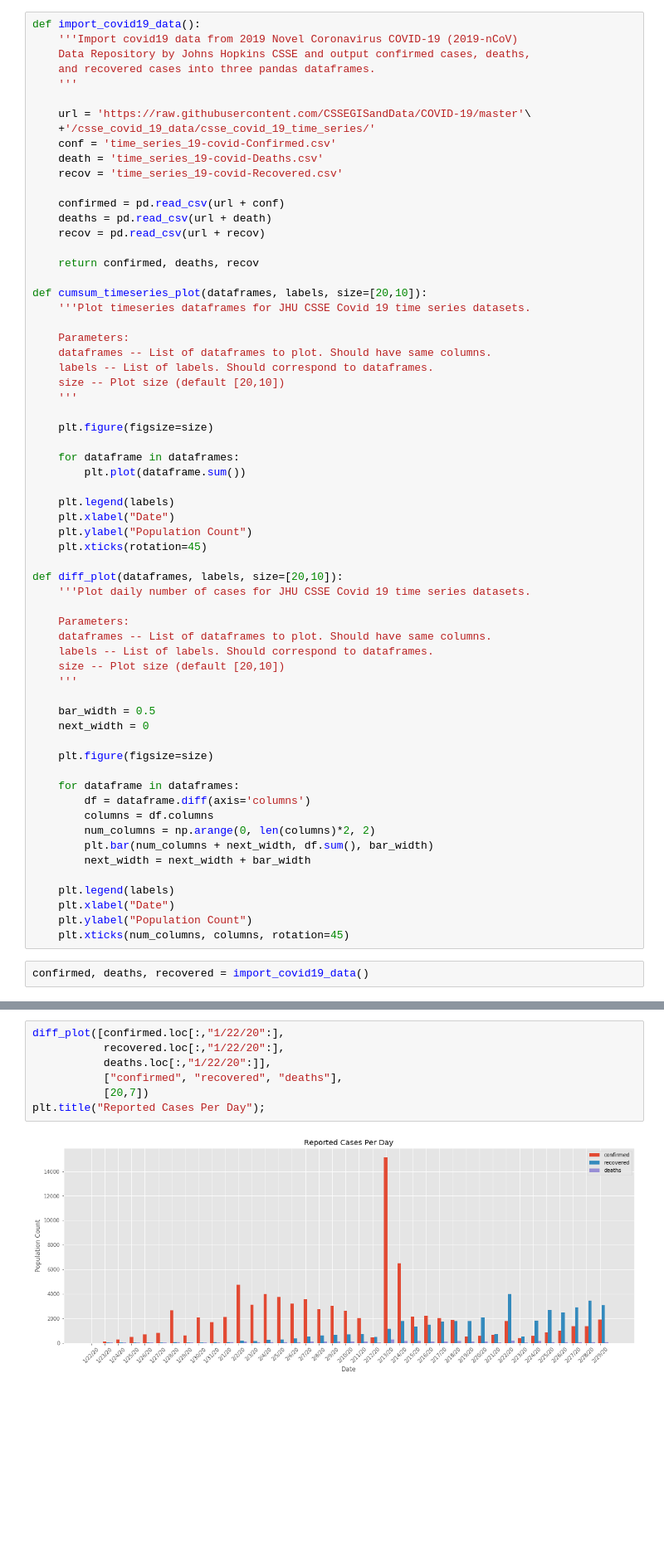
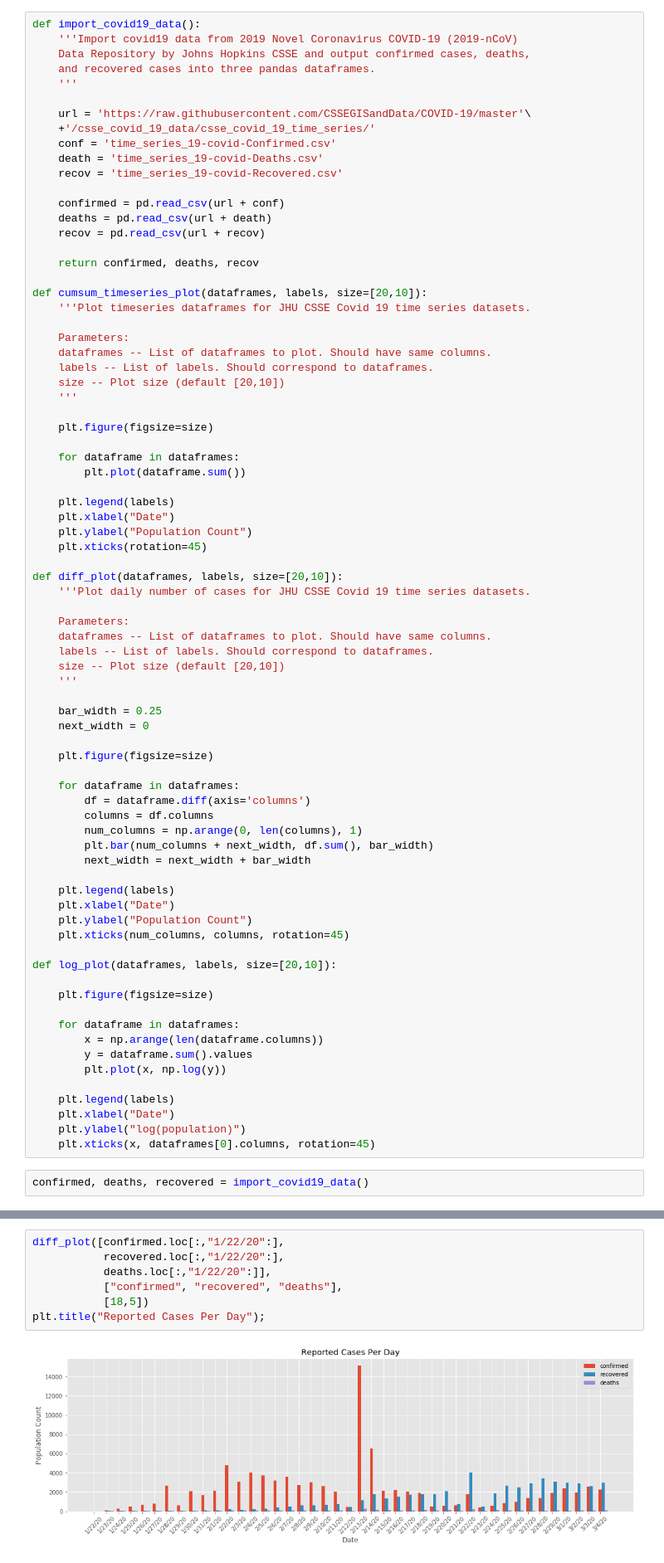
Before and after one commit to shawnmittal/covid_19_exploration, a Jupyter notebook: covid_19_exploration.ipynb, the cells around one changed output, grey strips where cells are left out. Shown at 83% size. Drawn from its saved outputs; the diff is of its cells as text; blank space fills up the shorter version.

```diff
--- a/covid_19_exploration.ipynb
+++ b/covid_19_exploration.ipynb
@@ -52,7 +51,7 @@ def diff_plot(dataframes, labels, size=[20,10]):
     size -- Plot size (default [20,10])
     '''
 
-    bar_width = 0.5
+    bar_width = 0.25
     next_width = 0
 
     plt.figure(figsize=size)
@@ -60,7 +59,7 @@ def diff_plot(dataframes, labels, size=[20,10]):
     for dataframe in dataframes:
         df = dataframe.diff(axis='columns')
         columns = df.columns
-        num_columns = np.arange(0, len(columns)*2, 2)
+        num_columns = np.arange(0, len(columns), 1)
         plt.bar(num_columns + next_width, df.sum(), bar_width)
         next_width = next_width + bar_width
 
@@ -68,5 +67,19 @@ def diff_plot(dataframes, labels, size=[20,10]):
     plt.xlabel("Date")
     plt.ylabel("Population Count")
     plt.xticks(num_columns, columns, rotation=45)
+
+def log_plot(dataframes, labels, size=[20,10]):
+
+    plt.figure(figsize=size)
+
+    for dataframe in dataframes:
+        x = np.arange(len(dataframe.columns))
+        y = dataframe.sum().values
+        plt.plot(x, np.log(y))
+
+    plt.legend(labels)
+    plt.xlabel("Date")
+    plt.ylabel("log(population)")
+    plt.xticks(x, dataframes[0].columns, rotation=45)
 # %%
 confirmed, deaths, recovered = import_covid19_data()
@@ -82,9 +106,9 @@ plt.title("Cumulative Total COVID-19 Statistics Over Time");
 # %%
 diff_plot([confirmed.loc[:,"1/22/20":],
            recovered.loc[:,"1/22/20":],
            deaths.loc[:,"1/22/20":]],
            ["confirmed", "recovered", "deaths"],
-           [20,7])
+           [18,5])
 plt.title("Reported Cases Per Day");
 # %% [output]
-[figure, old version]
+[figure, new version]
```
Also changed, not shown: parts of 12 cells of this notebook.
